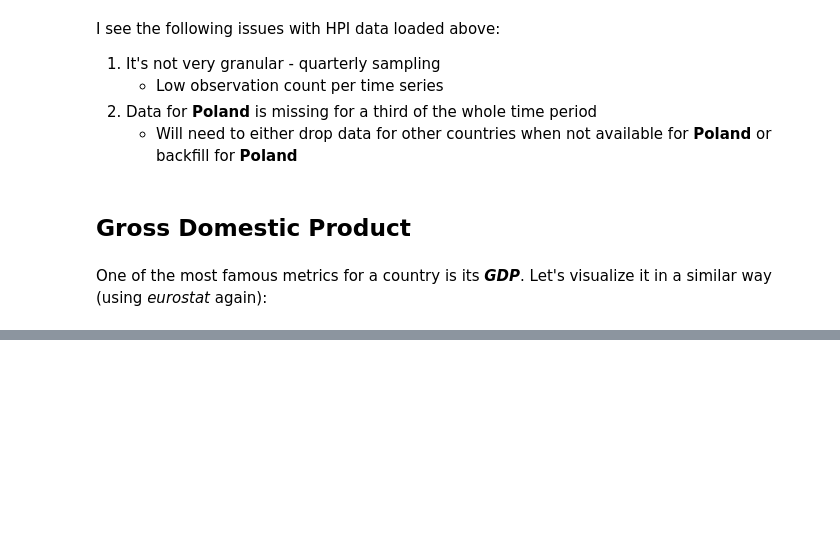
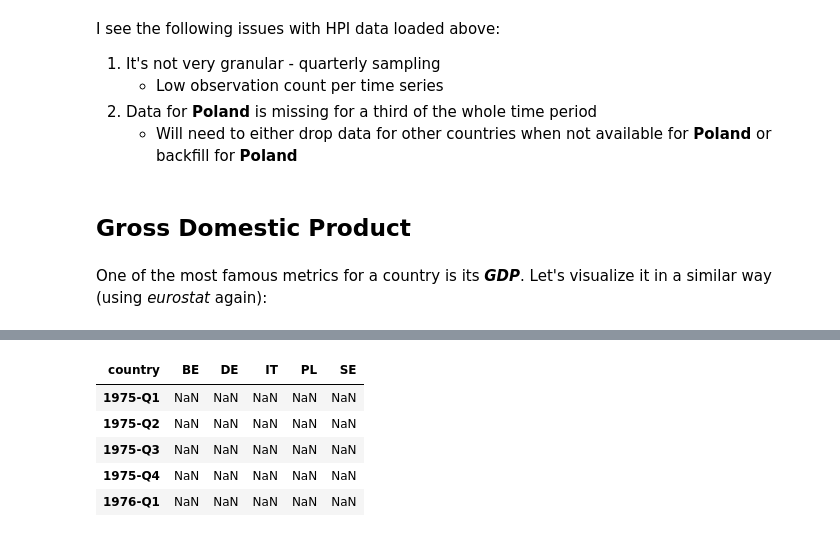
Before and after one commit to Staneesh/almost-philosophy, a Jupyter notebook: notebooks/exploring-data.ipynb, the cells around one changed output, grey strips where cells are left out. Saved outputs shown, nothing was run; the diff lists cells and outputs as text; code cells hidden in the pictures; blank space fills up the shorter version.

```diff
--- a/notebooks/exploring-data.ipynb
+++ b/notebooks/exploring-data.ipynb
@@ -81,0 +88,10 @@ One of the most famous metrics for a country is its ***GDP***. Let's visualize i
+# %%
+gdp = gdp_raw.copy()
+gdp.head()
+# %% [output]
+| country | BE | DE | IT | PL | SE |
+| 1975-Q1 | NaN | NaN | NaN | NaN | NaN |
+| 1975-Q2 | NaN | NaN | NaN | NaN | NaN |
+| 1975-Q3 | NaN | NaN | NaN | NaN | NaN |
+| 1975-Q4 | NaN | NaN | NaN | NaN | NaN |
+| 1976-Q1 | NaN | NaN | NaN | NaN | NaN |
```
Also changed, not shown: parts of 5 cells of this notebook, 1 other file.
